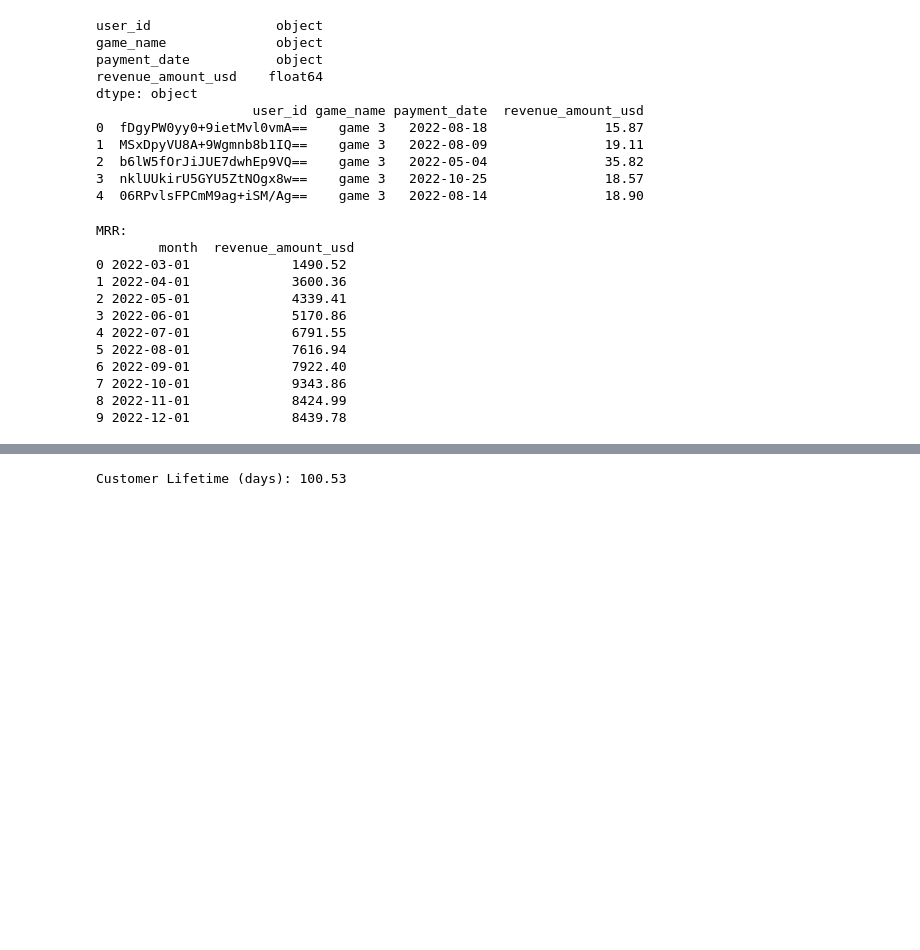
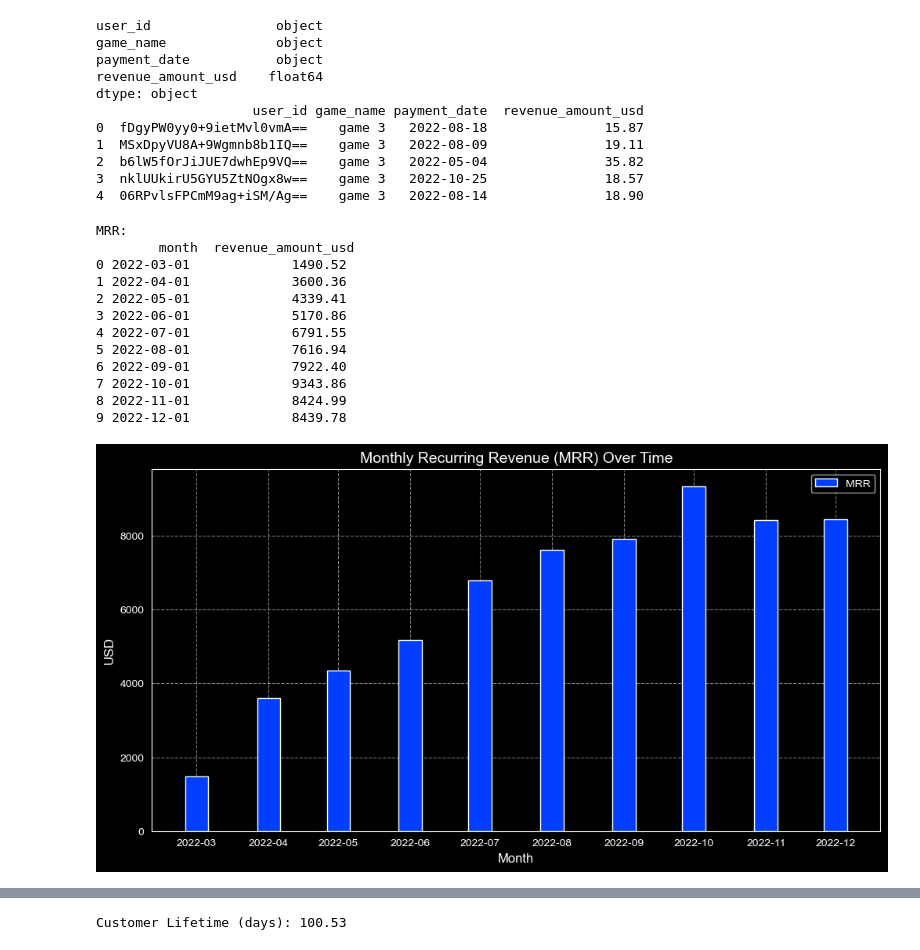
Before and after one commit to Projects-of-Data-Analysis/Revenue-Metrics-Analysis, a Jupyter notebook: notebooks/Revenue_Metric_Analysis.ipynb, the cells around one changed output, grey strips where cells are left out. Drawn from its saved outputs; the diff is of its cells as text; code cells hidden in the pictures; blank space fills up the shorter version.

```diff
--- a/notebooks/Revenue_Metric_Analysis.ipynb
+++ b/notebooks/Revenue_Metric_Analysis.ipynb
@@ -59,20 +59,25 @@ payments['month'] = payments['payment_date'].dt.to_period('M').dt.to_timestamp()
 # %%
 # Monthly Recurring Revenue (MRR)
 mrr = payments.groupby('month')['revenue_amount_usd'].sum().round(2).reset_index()
 print("MRR:\n", mrr)
+plt.figure(figsize=(12, 6))
+plt.bar(mrr['month'], mrr['revenue_amount_usd'], label='MRR', width=10, )
+format_plot('Monthly Recurring Revenue (MRR) Over Time', 'Month', 'USD')
+plt.show()
 # %% [output]
 MRR:
         month  revenue_amount_usd
 0 2022-03-01             1490.52
 1 2022-04-01             3600.36
 2 2022-05-01             4339.41
 3 2022-06-01             5170.86
 4 2022-07-01             6791.55
 5 2022-08-01             7616.94
 6 2022-09-01             7922.40
 7 2022-10-01             9343.86
 8 2022-11-01             8424.99
 9 2022-12-01             8439.78
+[figure, added]
 # %%
 # Paid Users
 paid_users = payments.groupby('month')['user_id'].nunique().reset_index()
```
Also changed, not shown: parts of 12 cells of this notebook, 12 other files.
